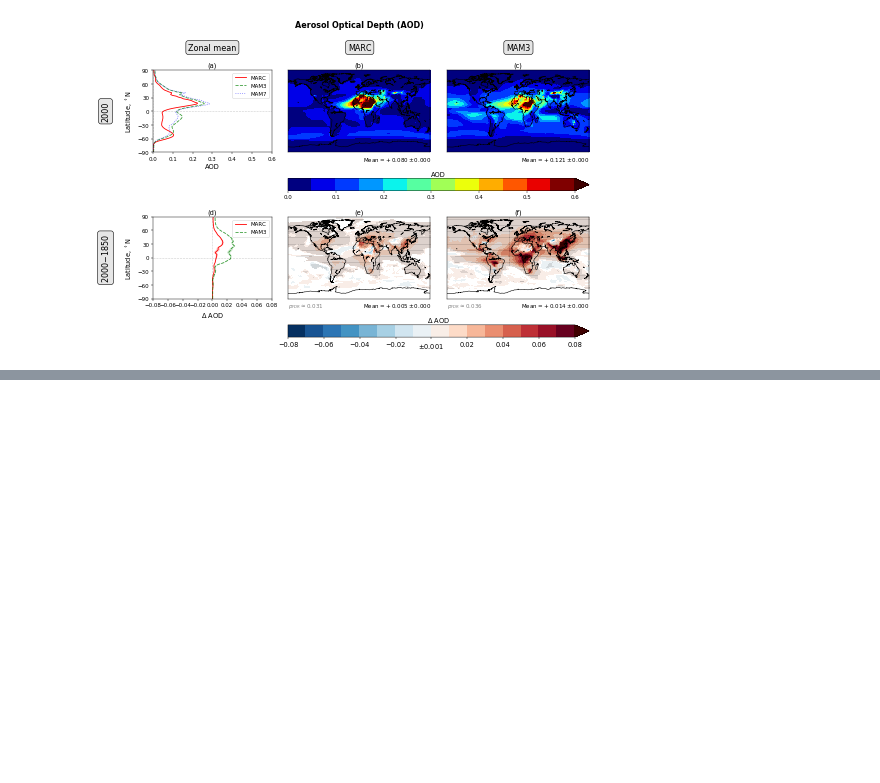
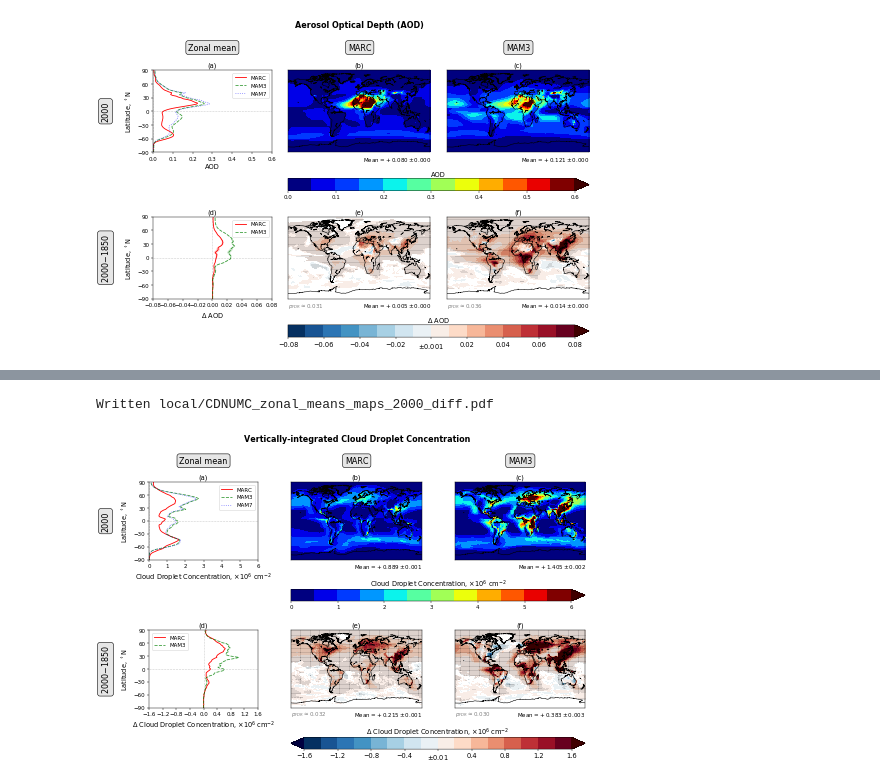
Before and after one commit to grandey/p17c-marc-comparison, a Jupyter notebook: analysis_prelim/analysis_prelim_p17c.ipynb, the cells around one changed output, grey strips where cells are left out. Cells and saved outputs as stored; diff of their text form; code cells hidden in the pictures; blank space fills up the shorter version.

```diff
--- a/analysis_prelim/analysis_prelim_p17c.ipynb
+++ b/analysis_prelim/analysis_prelim_p17c.ipynb
@@ -1153,0 +1157,11 @@ Written local/cCCNml19_zonal_means_maps_2000_diff.pdf
+# %%
+# Vertically-integrated droplet number concentration
+fig = zonal_means_maps_2000_diff(model_var_dict={'marc': 'CDNUMC', 'mam3': 'CDNUMC'},
+                                 main_title='Vertically-integrated Cloud Droplet Concentration',
+                                 xlabel='Cloud Droplet Concentration, ×$10^6$ cm$^{-2}$', sf=1e-10,
+                                 xlim_2000=[0, 6], whiteout_2000=None, cmap_2000='jet', nlev_2000=12,
+                                 xlim_diff=[-1.6, 1.6], whiteout_diff='0.01', cmap_diff='RdBu_r', nlev_diff=16,
+                                 file_prefix='CDNUMC_zonal_means_maps_2000_diff')
+# %% [output]
+Written local/CDNUMC_zonal_means_maps_2000_diff.pdf
+[figure, added]
```
Also changed, not shown: parts of 17 cells of this notebook.
